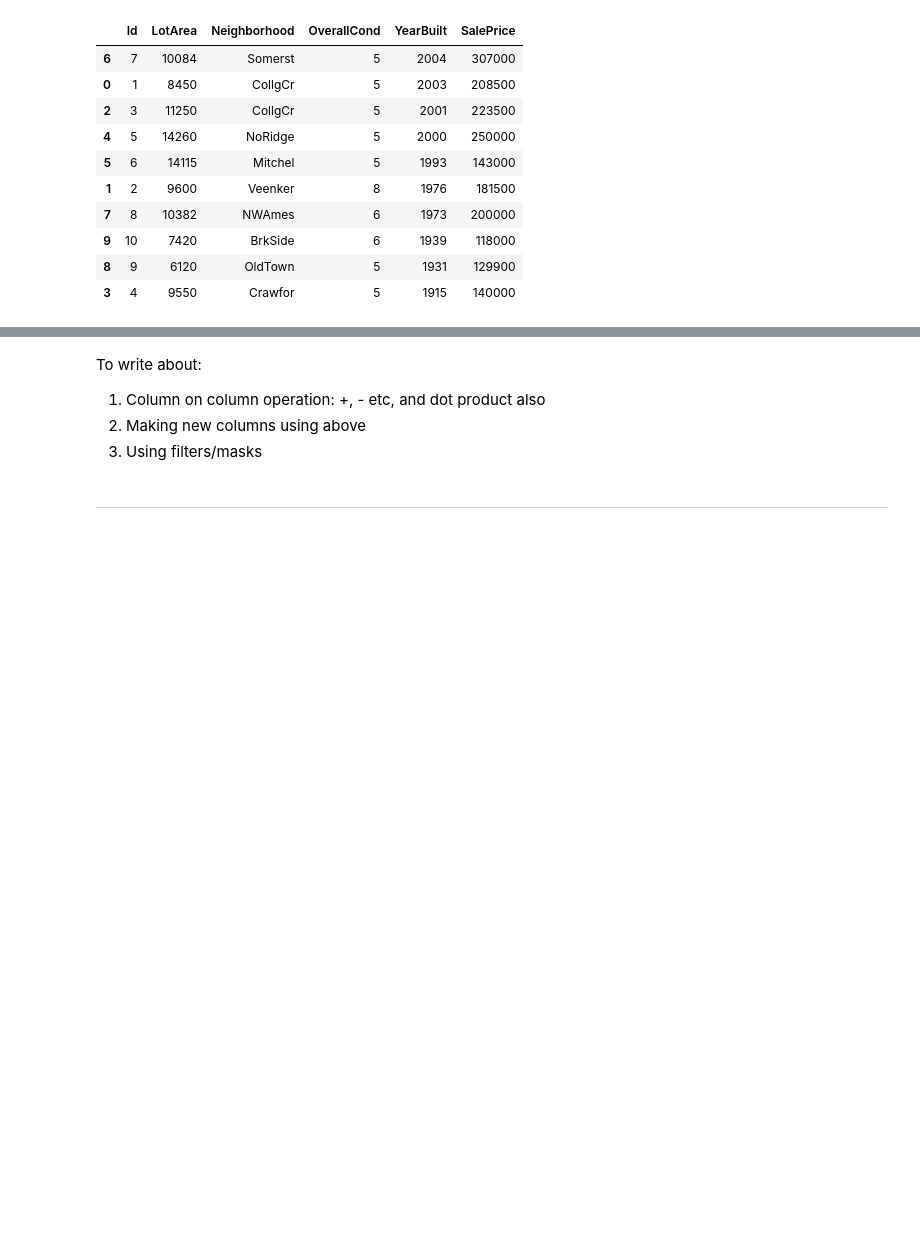
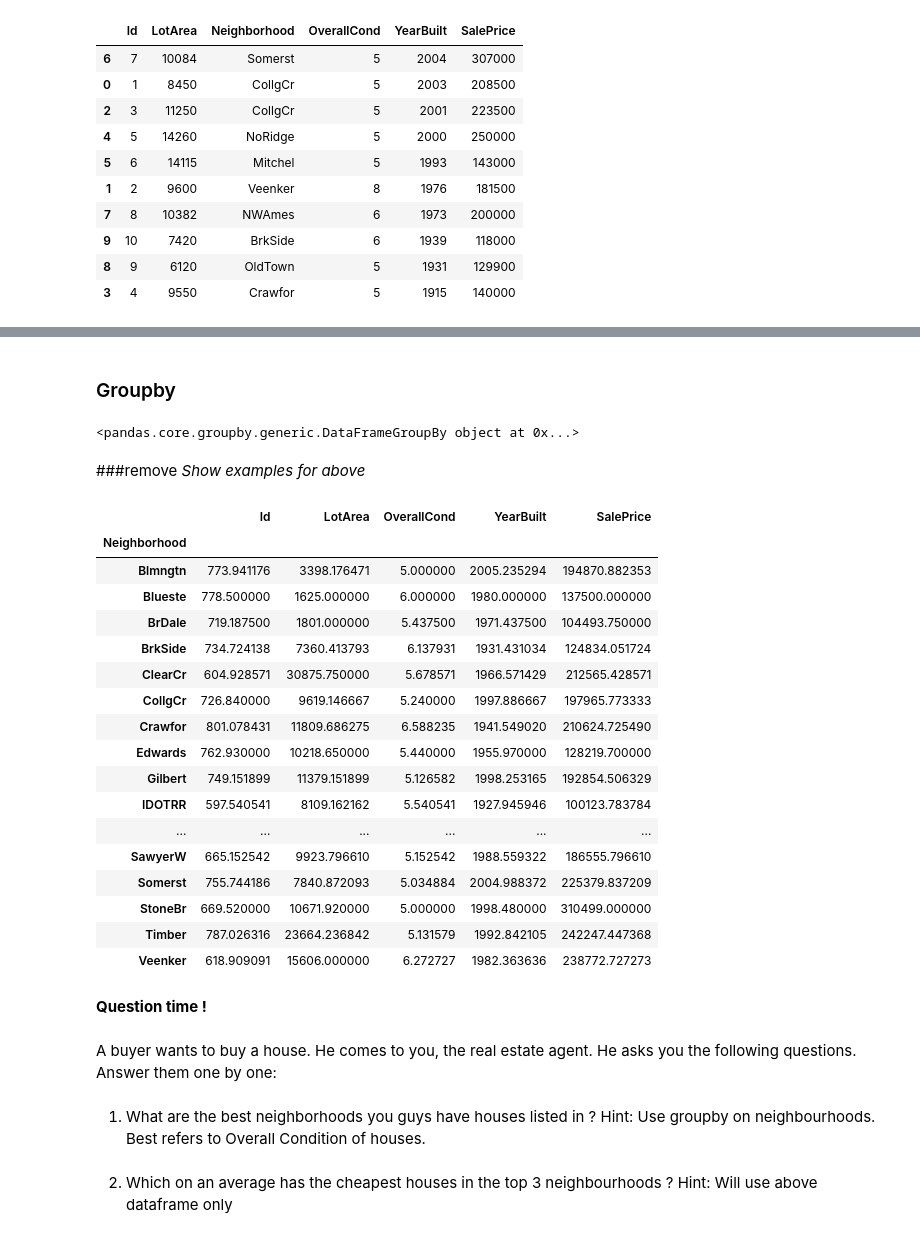
Before and after one commit to beatboxerish/boolean_ml_ds, a Jupyter notebook: Intro to Pandas for data analysis-2.ipynb, the cells around one changed output, grey strips where cells are left out. Saved outputs shown, nothing was run; the diff lists cells and outputs as text; code cells hidden in the pictures; blank space fills up the shorter version.

Commit message:
Add 1st final draft for Pandas-2

```diff
--- a/Intro to Pandas for data analysis-2.ipynb
+++ b/Intro to Pandas for data analysis-2.ipynb
@@ -184,8 +292,41 @@ Now imagine that we are buyers. We will naturally want to see the best houses fi
 _subset.sort_values(by = ["OverallCond", "SalePrice"], ascending = [False, True])_
-# %% [markdown]
-To write about:
-1. Column on column operation: +, - etc, and dot product also
-2. Making new columns using above
-3. Using filters/masks
-# %% [markdown]
-____
+# %% [markdown]
+### Groupby
+# %%
+groupby_neighborhood = df.groupby(by = "Neighborhood")
+groupby_neighborhood
+# %% [output]
+<pandas.core.groupby.generic.DataFrameGroupBy object at 0x...>
+# %% [markdown]
+###remove
+_Show examples for above_
+# %%
+###remove
+groupby_neighborhood.mean()
+# %% [output]
+|  | Id | LotArea | OverallCond | YearBuilt | SalePrice |
+| Neighborhood |  |  |  |  |  |
+| Blmngtn | 773.941176 | 3398.176471 | 5.000000 | 2005.235294 | 194870.882353 |
+| Blueste | 778.500000 | 1625.000000 | 6.000000 | 1980.000000 | 137500.000000 |
+| BrDale | 719.187500 | 1801.000000 | 5.437500 | 1971.437500 | 104493.750000 |
+| BrkSide | 734.724138 | 7360.413793 | 6.137931 | 1931.431034 | 124834.051724 |
+| ClearCr | 604.928571 | 30875.750000 | 5.678571 | 1966.571429 | 212565.428571 |
+| CollgCr | 726.840000 | 9619.146667 | 5.240000 | 1997.886667 | 197965.773333 |
+| Crawfor | 801.078431 | 11809.686275 | 6.588235 | 1941.549020 | 210624.725490 |
+| Edwards | 762.930000 | 10218.650000 | 5.440000 | 1955.970000 | 128219.700000 |
+| Gilbert | 749.151899 | 11379.151899 | 5.126582 | 1998.253165 | 192854.506329 |
+| IDOTRR | 597.540541 | 8109.162162 | 5.540541 | 1927.945946 | 100123.783784 |
+| ... | ... | ... | ... | ... | ... |
+| SawyerW | 665.152542 | 9923.796610 | 5.152542 | 1988.559322 | 186555.796610 |
+| Somerst | 755.744186 | 7840.872093 | 5.034884 | 2004.988372 | 225379.837209 |
+| StoneBr | 669.520000 | 10671.920000 | 5.000000 | 1998.480000 | 310499.000000 |
+| Timber | 787.026316 | 23664.236842 | 5.131579 | 1992.842105 | 242247.447368 |
+| Veenker | 618.909091 | 15606.000000 | 6.272727 | 1982.363636 | 238772.727273 |
+# %% [markdown]
+**Question time !**
+# %% [markdown]
+A buyer wants to buy a house. He comes to you, the real estate agent. He asks you the following questions. Answer them one by one:
+# %% [markdown]
+1) What are the best neighborhoods you guys have houses listed in ? Hint: Use groupby on neighbourhoods. Best refers to Overall Condition of houses.
+# %% [markdown]
+2) Which on an average has the cheapest houses in the top 3 neighbourhoods ? Hint: Will use above dataframe only
```
Also changed, not shown: parts of 36 cells of this notebook.
